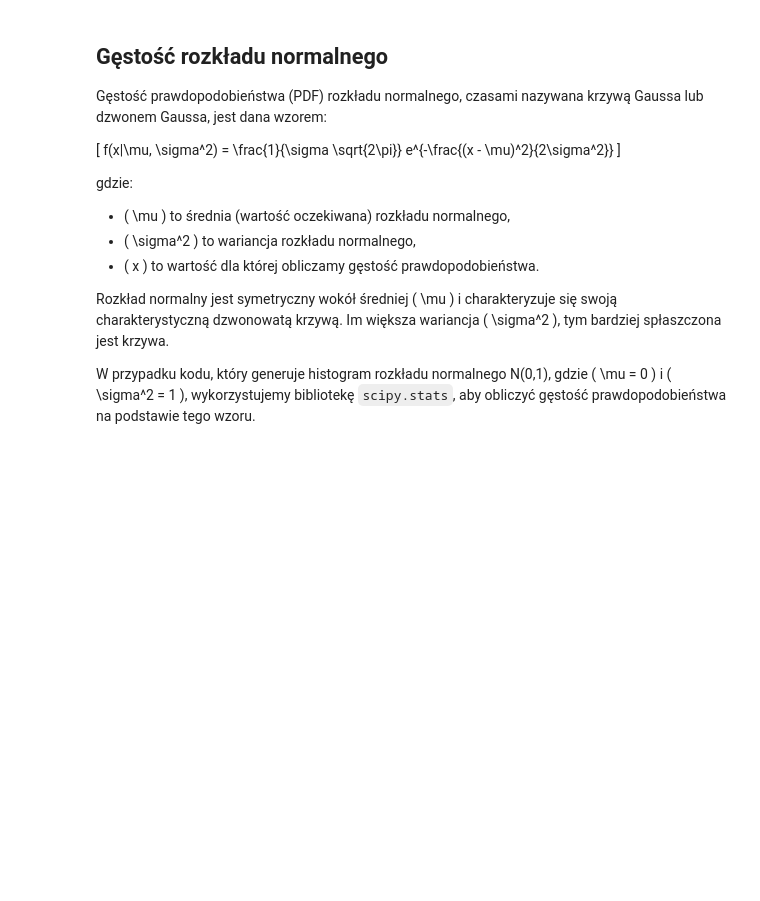
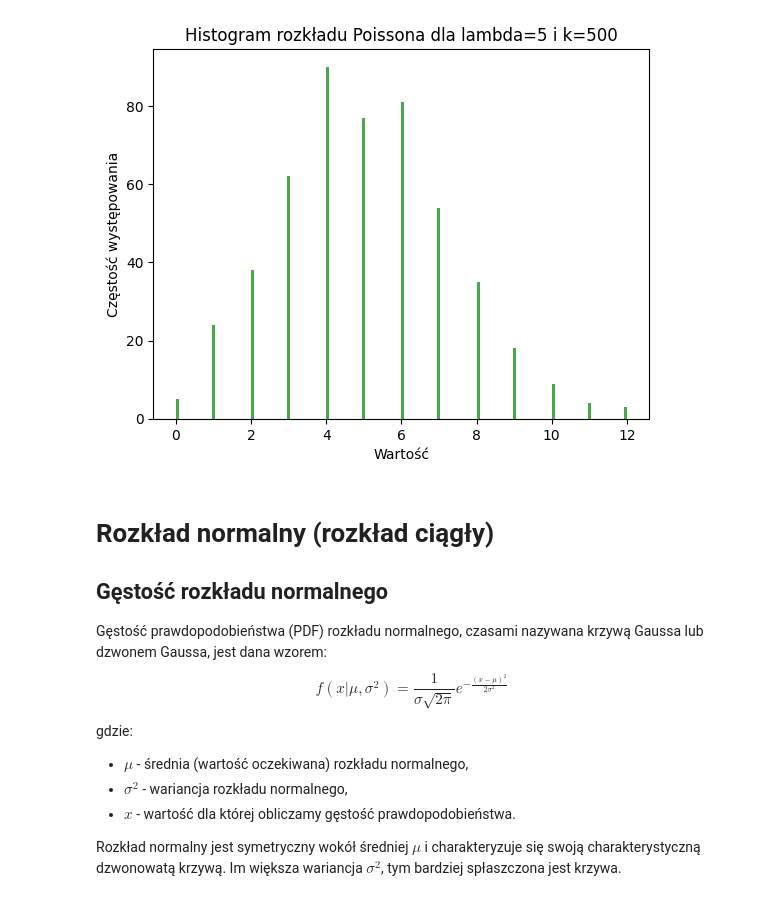
Before and after one commit to sirioelei/jupyter_notebooks, a Jupyter notebook: probability_distributions.ipynb, the cells around one changed output. Cells and saved outputs as stored; diff of their text form; code cells hidden in the pictures; blank space fills up the shorter version.

```diff
--- a/probability_distributions.ipynb
+++ b/probability_distributions.ipynb
@@ -1,20 +21,41 @@
+# %%
+import numpy as np
+import matplotlib.pyplot as plt
+
+# Parametry rozkładu Poissona
+lambd = 5  # Średnia liczba zdarzeń
+k = 500  # Liczba próbek
+
+# Generowanie danych z rozkładu Poissona
+data = np.random.poisson(lambd, k)
+
+# Tworzenie histogramu
+plt.hist(data, bins=150, density=False, alpha=0.7, color='g')
+
+# Dodanie etykiet i tytułu
+plt.xlabel('Wartość')
+plt.ylabel('Częstość występowania')
+plt.title('Histogram rozkładu Poissona dla lambda={} i k={}'.format(lambd, k))
+
+# Wyświetlenie histogramu
+plt.show()
+# %% [output]
+[figure, added]
 # %% [markdown]
+# Rozkład normalny (rozkład ciągły)
 ## Gęstość rozkładu normalnego
 
 Gęstość prawdopodobieństwa (PDF) rozkładu normalnego, czasami nazywana krzywą Gaussa lub dzwonem Gaussa, jest dana wzorem:
-
-\[
-f(x|\mu, \sigma^2) = \frac{1}{\sigma \sqrt{2\pi}} e^{-\frac{(x - \mu)^2}{2\sigma^2}}
-\]
+$$
+    f(x|\mu, \sigma^2) = \frac{1}{\sigma \sqrt{2\pi}} e^{-\frac{(x - \mu)^2}{2\sigma^2}}
+$$
 
 gdzie:
-- \( \mu \) to średnia (wartość oczekiwana) rozkładu normalnego,
-- \( \sigma^2 \) to wariancja rozkładu normalnego,
-- \( x \) to wartość dla której obliczamy gęstość prawdopodobieństwa.
+- $ \mu $ - średnia (wartość oczekiwana) rozkładu normalnego,
+- $ \sigma^2 $ - wariancja rozkładu normalnego,
+- $ x $ - wartość dla której obliczamy gęstość prawdopodobieństwa.
 
-Rozkład normalny jest symetryczny wokół średniej \( \mu \) i charakteryzuje się swoją charakterystyczną dzwonowatą krzywą. Im większa wariancja \( \sigma^2 \), tym bardziej spłaszczona jest krzywa.
-
-W przypadku kodu, który generuje histogram rozkładu normalnego N(0,1), gdzie \( \mu = 0 \) i \( \sigma^2 = 1 \), wykorzystujemy bibliotekę `scipy.stats`, aby obliczyć gęstość prawdopodobieństwa na podstawie tego wzoru.
+Rozkład normalny jest symetryczny wokół średniej $ \mu $ i charakteryzuje się swoją charakterystyczną dzwonowatą krzywą. Im większa wariancja $ \sigma^2 $, tym bardziej spłaszczona jest krzywa.
 # %%
 import numpy as np
 import matplotlib.pyplot as plt
```
Also changed, not shown: parts of 5 cells of this notebook, 1 other file.
